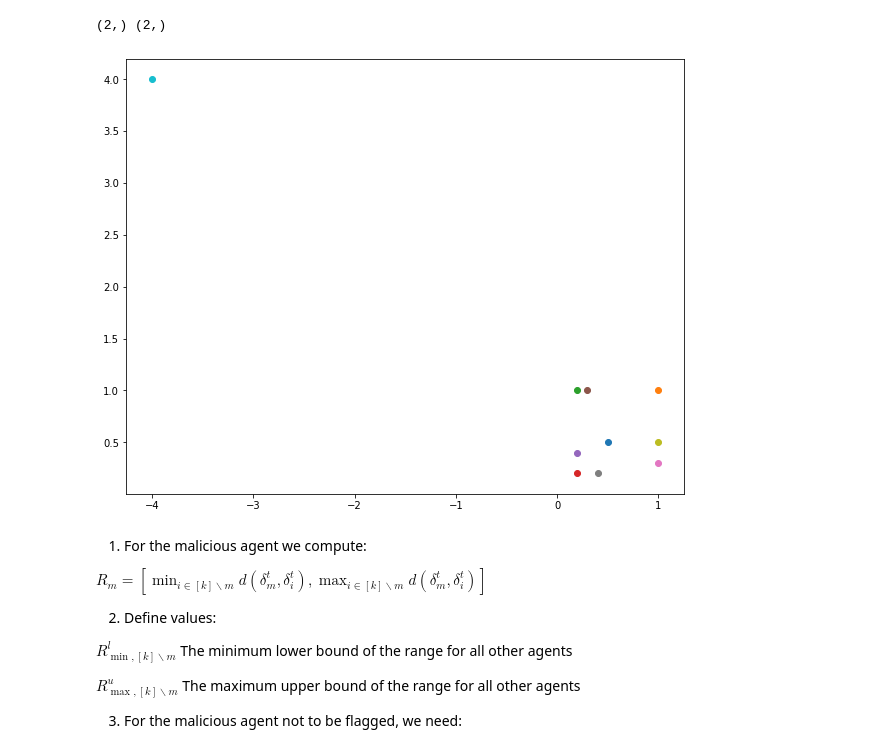
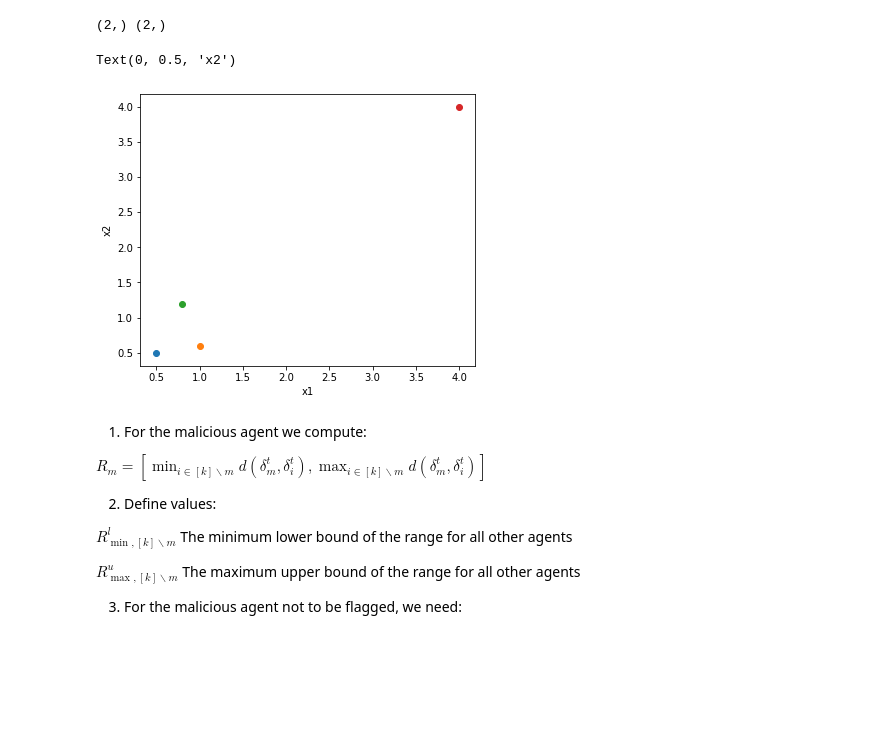
Before and after one commit to afrin-afia/project_644, a Jupyter notebook: utils/DetectionAlgoWeightS.ipynb, the cells around one changed output. Cells and saved outputs as stored; diff of their text form; code cells hidden in the pictures; blank space fills up the shorter version.

```diff
--- a/utils/DetectionAlgoWeightS.ipynb
+++ b/utils/DetectionAlgoWeightS.ipynb
@@ -25,27 +25,31 @@ np.set_printoptions(precision=4)
 #w3 = np.random.normal(loc =(-2,2), scale = 1.0, size=(30, 2)).T
 #w4 = np.random.normal(loc =(10,10), scale = 1.0, size=(30, 2)).T
 w1 = np.array([0.5,0.5])
-w2 = np.array([1,1])
-w3 = np.array([0.2,1])
-w4 = np.array([0.2,0.2])
-w5 = np.array([0.2,0.4])
-w6 = np.array([0.3,1])
-w7 = np.array([1,0.3])
-w8 = np.array([0.4,0.2])
-w9 = np.array([1,0.5])
-w10 = np.array([-4,4])
-WL = [w1, w2, w3, w4, w5, w6, w7, w8, w9, w10]
+w2 = np.array([1,0.6])
+w3 = np.array([0.8,1.2])
+#w4 = np.array([0.2,0.2])
+#w5 = np.array([0.2,0.4])
+#w6 = np.array([0.3,1])
+#w7 = np.array([1,0.3])
+#w8 = np.array([0.4,0.2])
+#w9 = np.array([1,0.5])
+w4 = np.array([4,4])
+WL = [w1, w2, w3, w4]#, w5, w6, w7, w8, w9, w10]
 print(w1.shape, w2.shape)
 # %% [output]
 (2,) (2,)
 # %%
-fig1 = plt.figure(figsize=(10,8))
+fig1 = plt.figure(figsize=(6,5))
 ax1 = fig1.add_subplot(1,1,1)
 
 for w in WL:
     ax1.scatter(w[0], w[1])
+
+ax1.set_xlabel('x1')
+ax1.set_ylabel('x2')
 # %% [output]
+Text(0, 0.5, 'x2')
-[figure, old version]
+[figure, new version]
 # %% [markdown]
 1. For the malicious agent we compute:
 
```
Also changed, not shown: parts of 1 cell of this notebook, 4 other files.
